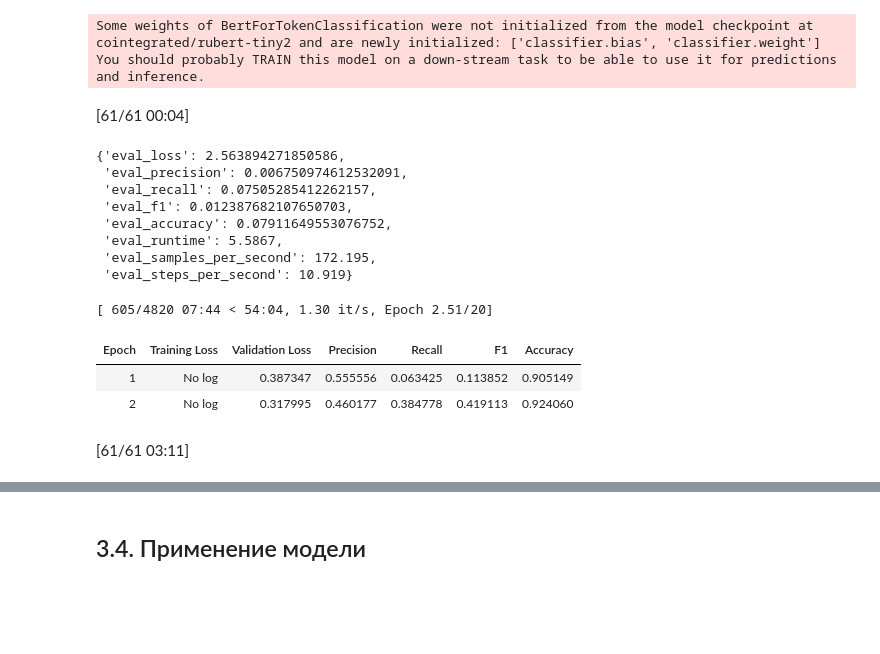
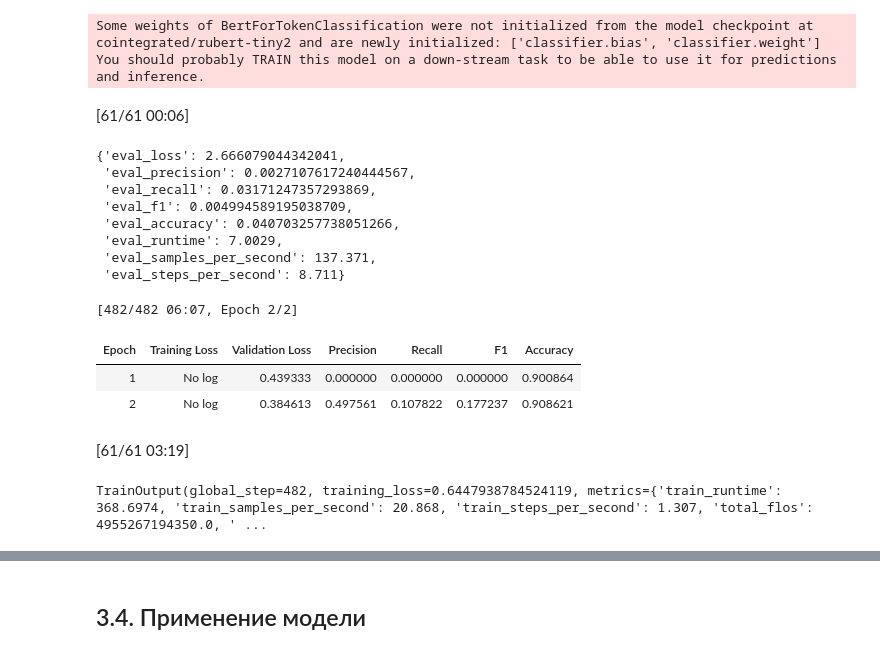
Before and after one commit to Falconwatch/llm_course, a Jupyter notebook: HW2/ДЗ2_done.ipynb, the cells around one changed output, grey strips where cells are left out. Saved outputs shown, nothing was run; the diff lists cells and outputs as text; code cells hidden in the pictures; blank space fills up the shorter version.

```diff
--- a/HW2/ДЗ2_done.ipynb
+++ b/HW2/ДЗ2_done.ipynb
@@ -385,22 +400,22 @@ for param in rubert_tiny_unfreezed.bert.parameters():
 Some weights of BertForTokenClassification were not initialized from the model checkpoint at cointegrated/rubert-tiny2 and are newly initialized: ['classifier.bias', 'classifier.weight']
 You should probably TRAIN this model on a down-stream task to be able to use it for predictions and inference.
 # %%
-args = TrainingArguments(
+rtuf_args = TrainingArguments(
     "ner",
     evaluation_strategy = "epoch",
     learning_rate=1e-5,
     per_device_train_batch_size=batch_size,
     per_device_eval_batch_size=batch_size,
-    num_train_epochs=20,
+    num_train_epochs=2,
     weight_decay=0.01,
     save_strategy='no',
     report_to='none',
     include_inputs_for_metrics=True,
 )
 # %%
-trainer = Trainer(
+rtuf_trainer = Trainer(
     rubert_tiny_unfreezed,
-    args,
+    rtuf_args,
     train_dataset=tokenized_datasets["train"],
     eval_dataset=tokenized_datasets["test"],
     data_collator=data_collator,
@@ -408,22 +423,23 @@ trainer = Trainer(
     compute_metrics=compute_metrics
 )
 # %%
-trainer.evaluate()
+rtuf_trainer.evaluate()
 # %% [output]
-[61/61 00:04]
+[61/61 00:06]
-{'eval_loss': 2.563894271850586,
- 'eval_precision': 0.006750974612532091,
- 'eval_recall': 0.07505285412262157,
- 'eval_f1': 0.012387682107650703,
- 'eval_accuracy': 0.07911649553076752,
- 'eval_runtime': 5.5867,
- 'eval_samples_per_second': 172.195,
- 'eval_steps_per_second': 10.919}
+{'eval_loss': 2.666079044342041,
+ 'eval_precision': 0.0027107617240444567,
+ 'eval_recall': 0.03171247357293869,
+ 'eval_f1': 0.004994589195038709,
+ 'eval_accuracy': 0.040703257738051266,
+ 'eval_runtime': 7.0029,
+ 'eval_samples_per_second': 137.371,
+ 'eval_steps_per_second': 8.711}
 # %%
-trainer.train()
+rtuf_trainer.train()
 # %% [output]
-[ 605/4820 07:44 < 54:04, 1.30 it/s, Epoch 2.51/20]
+[482/482 06:07, Epoch 2/2]
 | Epoch | Training Loss | Validation Loss | Precision | Recall | F1 | Accuracy |
-| 1 | No log | 0.387347 | 0.555556 | 0.063425 | 0.113852 | 0.905149 |
-| 2 | No log | 0.317995 | 0.460177 | 0.384778 | 0.419113 | 0.924060 |
+| 1 | No log | 0.439333 | 0.000000 | 0.000000 | 0.000000 | 0.900864 |
+| 2 | No log | 0.384613 | 0.497561 | 0.107822 | 0.177237 | 0.908621 |
-[61/61 03:11]
+[61/61 03:19]
+TrainOutput(global_step=482, training_loss=0.6447938784524119, metrics={'train_runtime': 368.6974, 'train_samples_per_second': 20.868, 'train_steps_per_second': 1.307, 'total_flos': 4955267194350.0, ' ...
```
Also changed, not shown: parts of 11 cells of this notebook.
